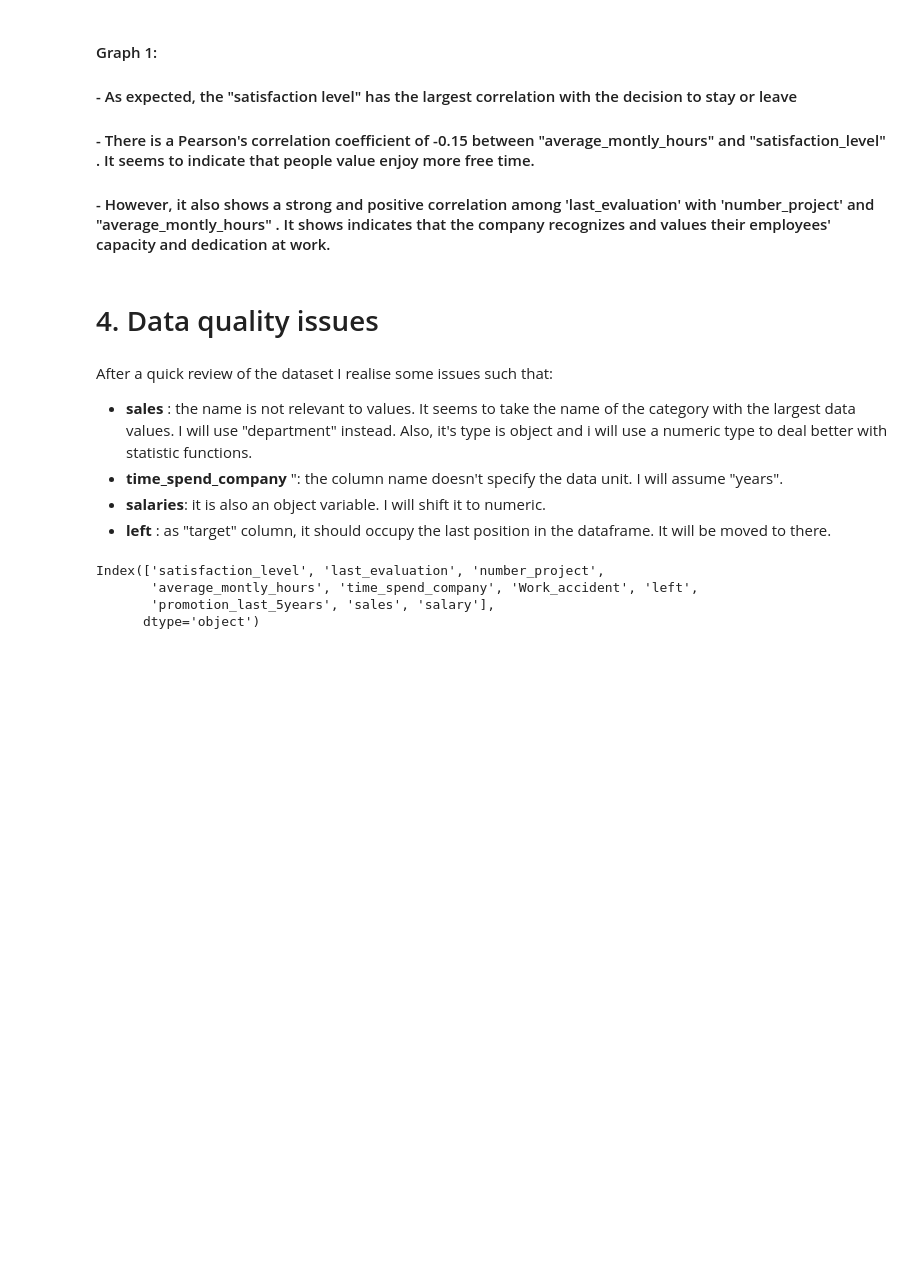
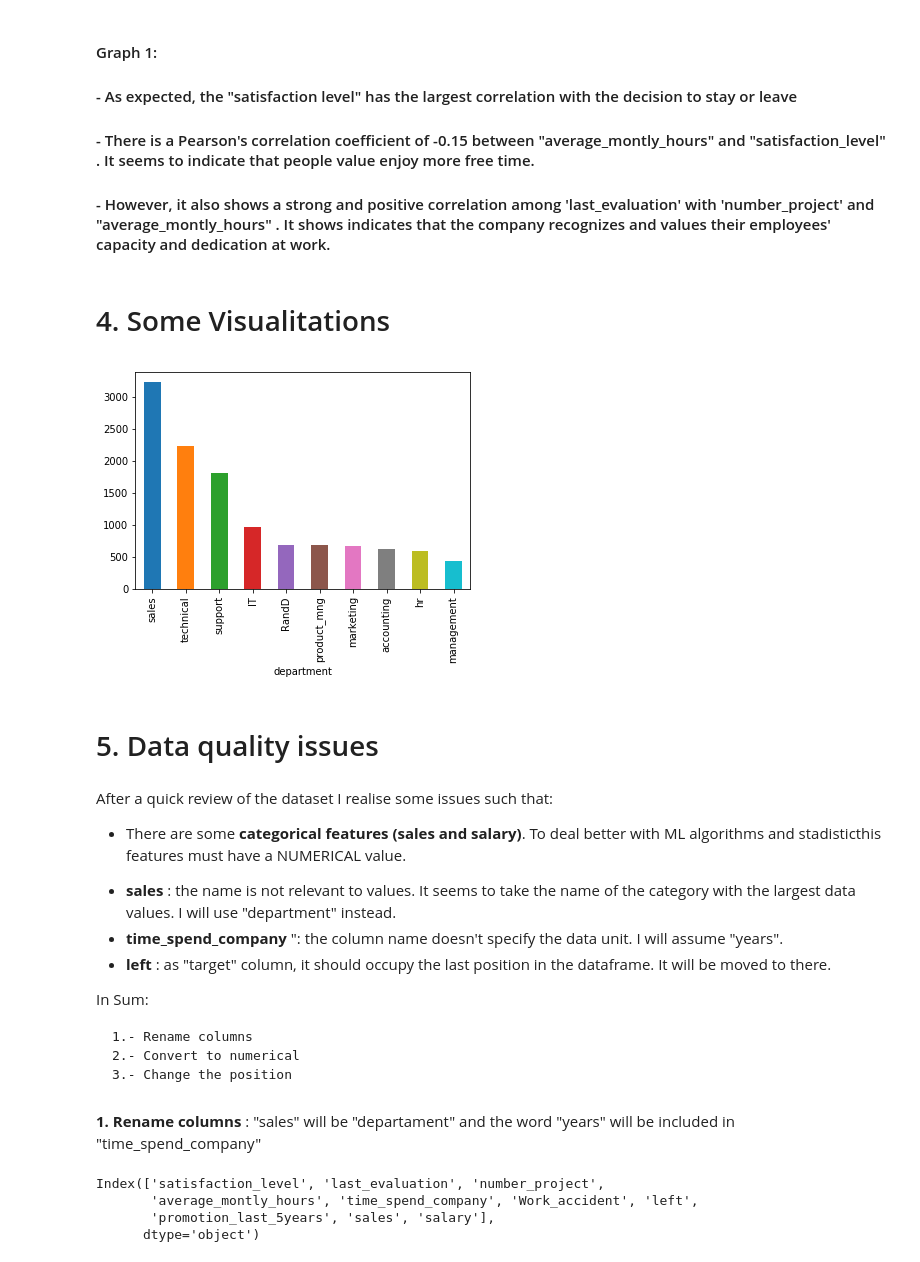
Before and after one commit to MariaGamero/TFM-ReasonsforEmployeeTurnover, a Jupyter notebook: Employee_retention.ipynb, the cells around one changed output. Drawn from its saved outputs; the diff is of its cells as text; code cells hidden in the pictures; blank space fills up the shorter version.

Commit message:
cleaning data and recoding

```diff
--- a/Employee_retention.ipynb
+++ b/Employee_retention.ipynb
@@ -134,15 +137,33 @@ plt.show()
 ####    - As expected,  the "satisfaction level"  has the largest correlation with the decision to stay or leave
 ####    - There is a Pearson's correlation coefficient of -0.15 between "average_montly_hours" and "satisfaction_level" . It seems to indicate that people value enjoy more free time.
 ####    - However,  it also shows a strong and positive correlation among 'last_evaluation'  with 'number_project' and "average_montly_hours" . It shows indicates that the company recognizes and values their employees' capacity and dedication at work.
+# %% [markdown]
+# 4. Some Visualitations
+# %%
+#plot department
+hr_no_dupl.groupby('department')['left'].count().sort_values(ascending=False).plot.bar()
+plt.show()
+# %% [output]
+[figure, added]
 # %% [markdown]
-# 4. Data quality issues
+# 5. Data quality issues
 # %% [markdown]
 After a quick review of the dataset I realise some issues such that:
 
-- **sales** : the name is not relevant to values. It seems to take the name of the category with the largest data values. I will use "department" instead. Also, it's type is object and i will use a numeric type to deal better with statistic functions.
+
+* There are some **categorical features (sales and salary)**. To deal better with ML algorithms and stadisticthis features must have a NUMERICAL value.
+
+- **sales** : the name is not relevant to values. It seems to take the name of the category with the largest data values. I will use "department" instead.
 - **time_spend_company** ": the column name doesn't specify the data unit. I will assume "years".
-- **salaries**: it is also an object variable. I will shift it to numeric.
 - **left** : as "target" column, it should occupy the last position in the dataframe. It will be moved to there.
+
+In Sum:
+
+    1.- Rename columns
+    2.- Convert to numerical
+    3.- Change the position
+# %% [markdown]
+**1. Rename columns** : "sales" will be "departament" and the word "years" will be included in "time_spend_company"
 # %%
 hr_no_dupl.columns
 # %% [output]
```
Also changed, not shown: parts of 27 cells of this notebook.
